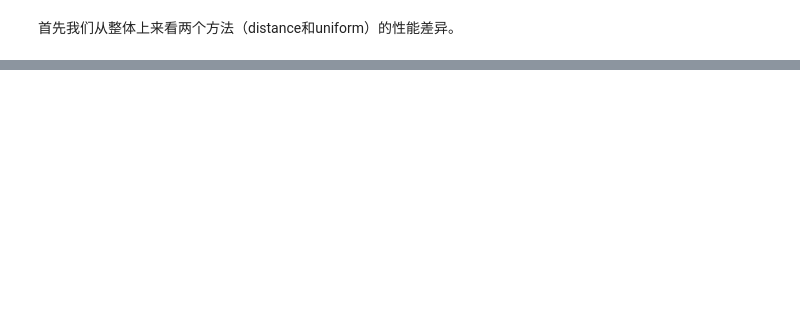
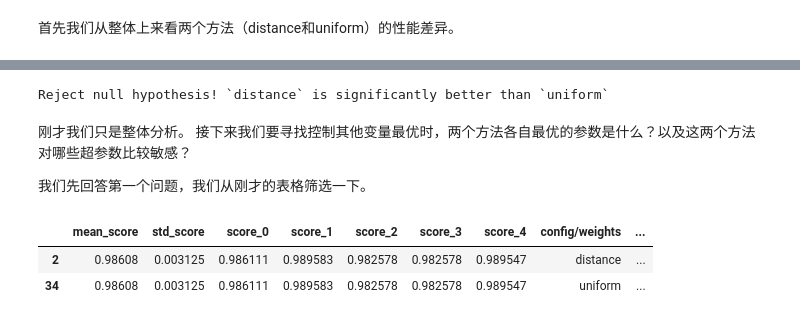
Before and after one commit to Open-Book-Studio/THU-Coursework-Machine-Learning-for-Big-Data, a Jupyter notebook: notebooks/coding_projects/P1_KNN/kd_tree.ipynb, the cells around one changed output, grey strips where cells are left out. Drawn from its saved outputs; the diff is of its cells as text; code cells hidden in the pictures; blank space fills up the shorter version.

```diff
--- a/notebooks/coding_projects/P1_KNN/kd_tree.ipynb
+++ b/notebooks/coding_projects/P1_KNN/kd_tree.ipynb
@@ -588,0 +588,25 @@ dfi.plot(x='config/weights', y='mean_score', ax=ax, kind='scatter', c='red')
+# %%
+from scipy.stats import mannwhitneyu
+grouped = dfi.groupby('config/weights')
+group_mean_scores = {name:group['mean_score'] for name, group in grouped}
+scores_for_distance = group_mean_scores['distance']
+scores_for_uniform = group_mean_scores['uniform']
+u, p = mannwhitneyu(scores_for_distance, scores_for_uniform,
+                    alternative='greater' # 实验备则假设，distance 方法更好
+                    )
+if p < 0.05:
+    print("Reject null hypothesis! `distance` is significantly better than `uniform`")
+# %% [output]
+Reject null hypothesis! `distance` is significantly better than `uniform`
+# %% [markdown]
+刚才我们只是整体分析。
+接下来我们要寻找控制其他变量最优时，两个方法各自最优的参数是什么？以及这两个方法对哪些超参数比较敏感？
+
+我们先回答第一个问题，我们从刚才的表格筛选一下。
+# %%
+max_rows = dfi.loc[df.groupby('config/weights')['mean_score'].idxmax()]
+max_rows
+# %% [output]
+|  | mean_score | std_score | score_0 | score_1 | score_2 | score_3 | score_4 | config/weights | ... |
+| 2 | 0.98608 | 0.003125 | 0.986111 | 0.989583 | 0.982578 | 0.982578 | 0.989547 | distance | ... |
+| 34 | 0.98608 | 0.003125 | 0.986111 | 0.989583 | 0.982578 | 0.982578 | 0.989547 | uniform | ... |
```
Also changed, not shown: parts of 9 cells of this notebook.
